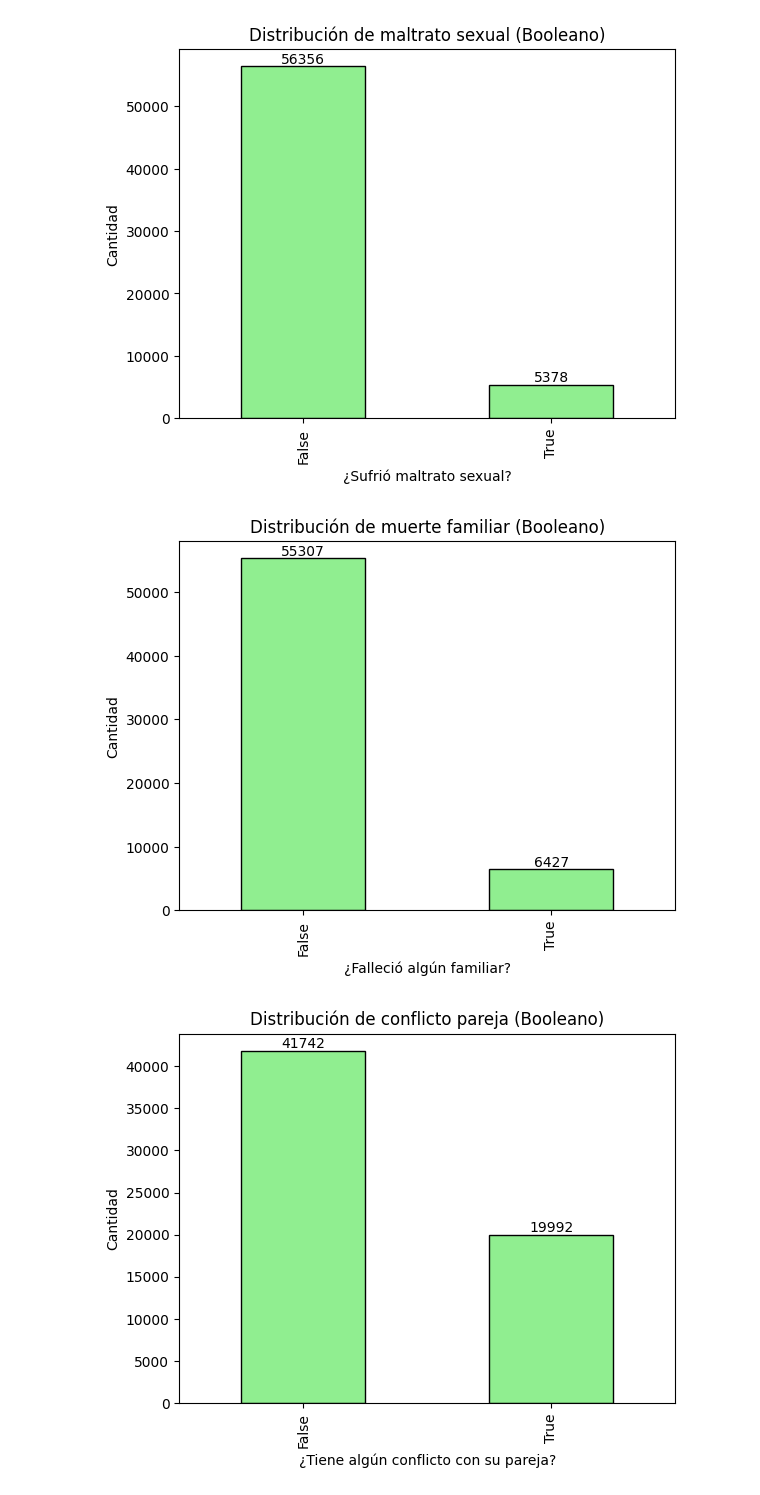
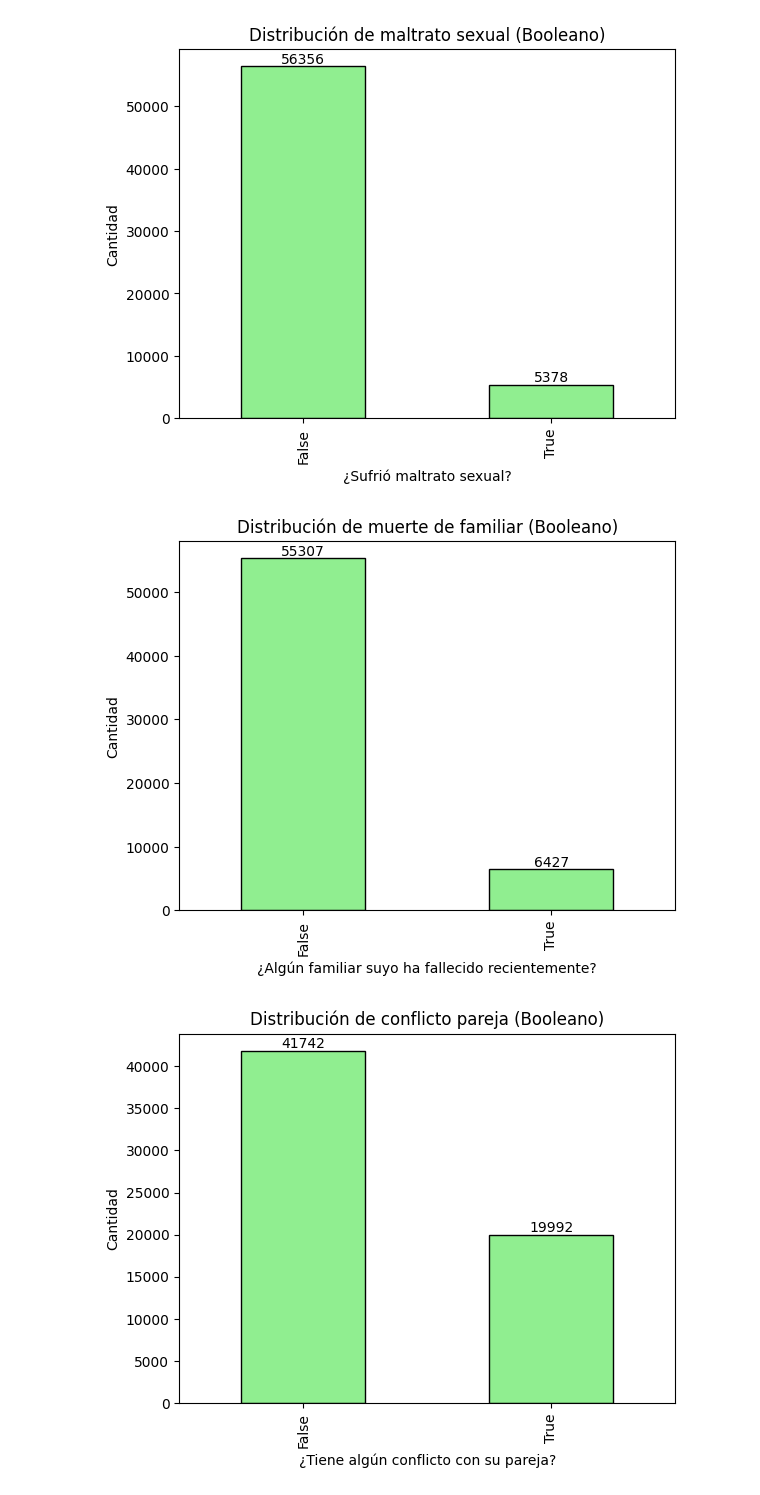
Before and after one commit to dylan-script/programacion_analitca_datos, a Jupyter notebook: Project/Code/analysis.ipynb, the cells around one changed output. Drawn from its saved outputs; the diff is of its cells as text; code cells hidden in the pictures.

```diff
--- a/Project/Code/analysis.ipynb
+++ b/Project/Code/analysis.ipynb
@@ -158,0 +193,4 @@ Name: count, dtype: int64
+# %%
+df['localidad_residencia']
+df.loc[df['localidad_residencia'] == 'Sin dato', 'localidad_residencia'] = 'Kennedy'
+df['localidad_residencia'].value_counts()
@@ -158,0 +309,13 @@ Name: count, dtype: int64
+# %%
+# Corregimos un poco los valores
+curso_vida_replacements = {
+  '0  5 Primera Infancia': 'Primera Infancia',
+  '6  11 Infancia': 'Infancia',
+  '12  17 Adolescencia': 'Adolescencia',
+  '18  28 Juventud': 'Juventud',
+  '29  59 Adultez': 'Adultez',
+  '60 Vejez': 'Vejez'
+  }
+# Se reemplazan los valores
+df['Curso de vida'] = df['Curso de vida'].replace(curso_vida_replacements)
+df['Curso de vida'].value_counts()
@@ -332,11 +461,11 @@ df_intento_suicidio['Curso de vida'].value_counts().plot.pie(
 Como los datos de los grupos de primera infancia (0 a 5 años) e infancia (6 a 11 años) son muy pequeños, se decide incluirlos en el grupo de adolescencia. Lo mismo sucede con el grupo vejez (mayores de 60 años), se incluye en grupo poblacional de adultez (29 a 59 años).
 # %%
 # Reemplazo de valores 0  5 Primera Infancia
-df_intento_suicidio['Curso de vida'] = df_intento_suicidio['Curso de vida'].replace('0  5 Primera Infancia','12  17 Adolescencia')
+df_intento_suicidio['Curso de vida'] = df_intento_suicidio['Curso de vida'].replace('Primera Infancia','Adolescencia')
 # Reemplazo de valores 6  11 Infancia
-df_intento_suicidio['Curso de vida'] = df_intento_suicidio['Curso de vida'].replace('6  11 Infancia','12  17 Adolescencia')
+df_intento_suicidio['Curso de vida'] = df_intento_suicidio['Curso de vida'].replace('Infancia','Adolescencia')
 # Reemplazo de valores 60 Vejez
-df_intento_suicidio['Curso de vida'] = df_intento_suicidio['Curso de vida'].replace('60 Vejez','29  59 Adultez')
+df_intento_suicidio['Curso de vida'] = df_intento_suicidio['Curso de vida'].replace('Vejez','Adultez')
 # %% [output]
 A value is trying to be set on a copy of a slice from a DataFrame.
 Try using .loc[row_indexer,col_indexer] = value instead
@@ -398,5 +516,0 @@ Name: count, dtype: int64
-# %%
-# Como valores que aparecen como Sin Dato, se reemplazan por la moda.
-df_intento_suicidio['localidad_residencia']
-df_intento_suicidio.loc[df['localidad_residencia'] == 'Sin dato', 'localidad_residencia'] = 'Suba'
-df_intento_suicidio['localidad_residencia'].value_counts()
@@ -503,23 +619,22 @@ plt.show()
 # %% [output]
 [figure]
 # %%
-# Análisis de muerte familiar
+# Análisis de muerte de familiar
 #Crear gráfico de barras
 muerte_familiar_conteo = df_intento_suicidio['muerte_familiar'].value_counts().plot(kind='bar', color='lightgreen', edgecolor='black')
 
 # Agregar texto encima de cada barra
-for container in muerte_familiar_conteo.containers:
-    muerte_familiar_conteo.bar_label(container)
+muerte_familiar_conteo.bar_label(muerte_familiar_conteo.containers[0])
 
 # Crear gráfica de barras
-plt.xlabel('¿Falleció algún familiar?')
+plt.xlabel('¿Algún familiar suyo ha fallecido recientemente?')
 plt.ylabel('Cantidad')
-plt.title('Distribución de muerte familiar (Booleano)')
+plt.title('Distribución de muerte de familiar (Booleano)')
 
 # Mostrar gráfico
 plt.show()
 # %% [output]
-[figure, old version]
+[figure, new version]
 # %%
 # Análisis de conflicto de pareja
 #Crear gráfico de barras
```
Also changed, not shown: parts of 85 cells of this notebook.
